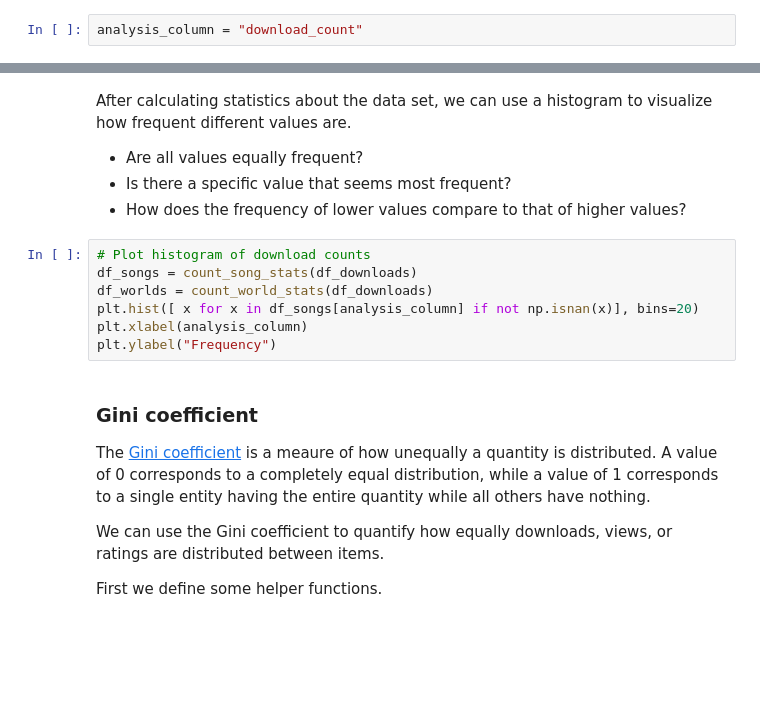
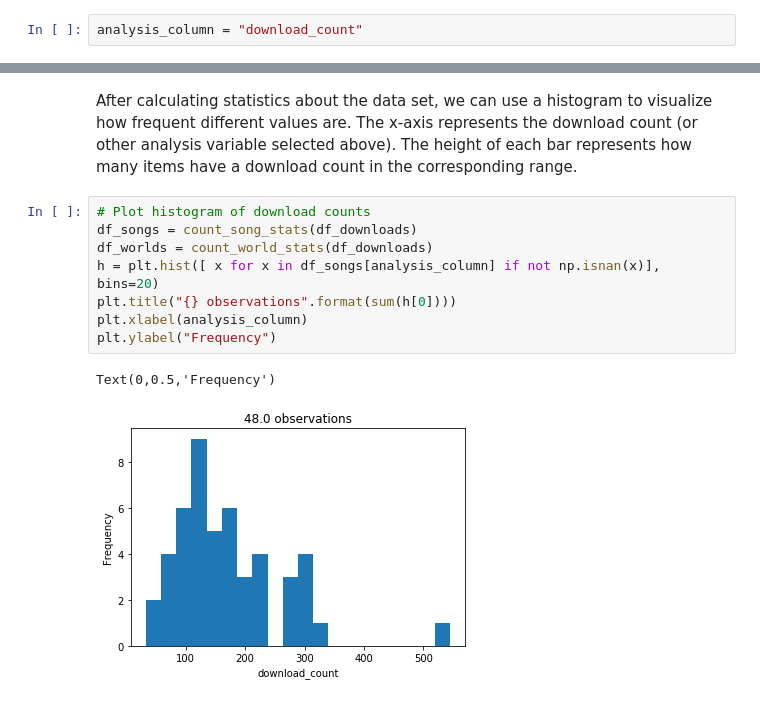
Before and after one commit to UM-CSS/CSSLabs-Experiments, a Jupyter notebook: Online Experiments.ipynb, the cells around one changed output, grey strips where cells are left out. Drawn from its saved outputs; the diff is of its cells as text; blank space fills up the shorter version.

```diff
--- a/Online Experiments.ipynb
+++ b/Online Experiments.ipynb
@@ -238,20 +332,13 @@ def count_world_stats(df_downloads):
-# %% [markdown]
-After calculating statistics about the data set, we can use a histogram to visualize how frequent different values are.
-
-* Are all values equally frequent?
-* Is there a specific value that seems most frequent?
-* How does the frequency of lower values compare to that of higher values?
+# %% [markdown]
+After calculating statistics about the data set, we can use a histogram to visualize how frequent different values are. The x-axis represents the download count (or other analysis variable selected above). The height of each bar represents how many items have a download count in the corresponding range.
 # %%
 # Plot histogram of download counts
 df_songs = count_song_stats(df_downloads)
 df_worlds = count_world_stats(df_downloads)
-plt.hist([ x for x in df_songs[analysis_column] if not np.isnan(x)], bins=20)
+h = plt.hist([ x for x in df_songs[analysis_column] if not np.isnan(x)], bins=20)
+plt.title("{} observations".format(sum(h[0])))
 plt.xlabel(analysis_column)
 plt.ylabel("Frequency")
+# %% [output]
+Text(0,0.5,'Frequency')
+[figure, added]
-# %% [markdown]
-### Gini coefficient
-The [Gini coefficient](https://en.wikipedia.org/wiki/Gini_coefficient) is a meaure of how unequally a quantity is distributed. A value of 0 corresponds to a completely equal distribution, while a value of 1 corresponds to a single entity having the entire quantity while all others have nothing.
-
-We can use the Gini coefficient to quantify how equally downloads, views, or ratings are distributed between items.
-
-First we define some helper functions.
```
Also changed, not shown: parts of 48 cells of this notebook, 1 other file.
